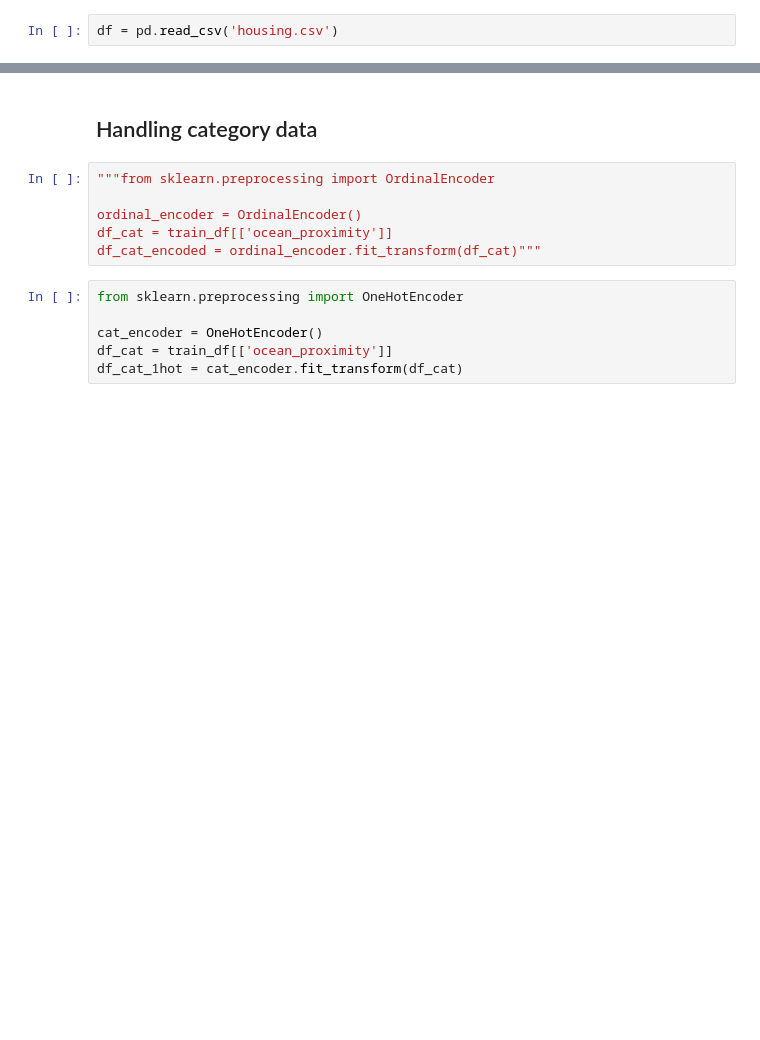
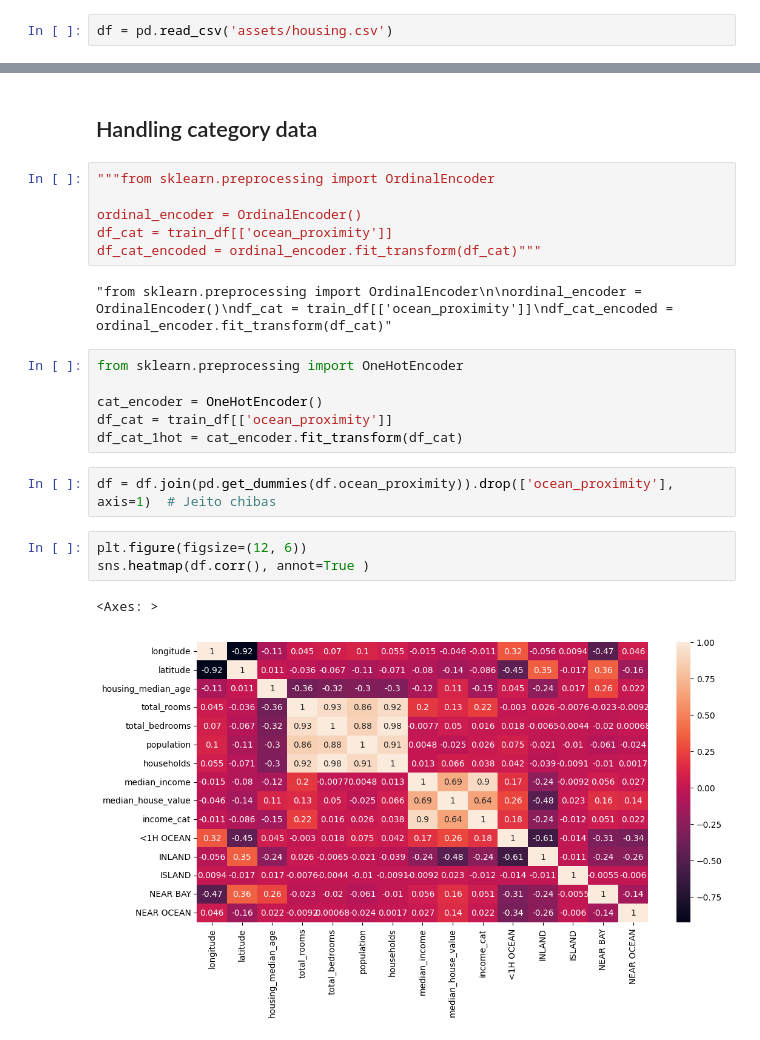
Before and after one commit to KevBoyz/some-python, a Jupyter notebook: Data_Science/Projects/06-CaliforniaHouses/main.ipynb, the cells around one changed output, grey strips where cells are left out. Cells and saved outputs as stored; diff of their text form; blank space fills up the shorter version.

```diff
--- a/Data_Science/Projects/06-CaliforniaHouses/main.ipynb
+++ b/Data_Science/Projects/06-CaliforniaHouses/main.ipynb
@@ -6,7 +6,7 @@ import seaborn as sns
 import matplotlib.pyplot as plt
 import numpy as np
 # %%
-df = pd.read_csv('housing.csv')
+df = pd.read_csv('assets/housing.csv')
 # %% [markdown]
 ## Overview at data structure
 # %%
@@ -196,9 +195,19 @@ memory usage: 1.6 MB
 ordinal_encoder = OrdinalEncoder()
 df_cat = train_df[['ocean_proximity']]
 df_cat_encoded = ordinal_encoder.fit_transform(df_cat)"""
+# %% [output]
+"from sklearn.preprocessing import OrdinalEncoder\n\nordinal_encoder = OrdinalEncoder()\ndf_cat = train_df[['ocean_proximity']]\ndf_cat_encoded = ordinal_encoder.fit_transform(df_cat)"
 # %%
 from sklearn.preprocessing import OneHotEncoder
 
 cat_encoder = OneHotEncoder()
 df_cat = train_df[['ocean_proximity']]
 df_cat_1hot = cat_encoder.fit_transform(df_cat)
+# %%
+df = df.join(pd.get_dummies(df.ocean_proximity)).drop(['ocean_proximity'], axis=1)  # Jeito chibas
+# %%
+plt.figure(figsize=(12, 6))
+sns.heatmap(df.corr(), annot=True )
+# %% [output]
+<Axes: >
+[figure, added]
```
Also changed, not shown: parts of 2 cells of this notebook, 5 other files.
